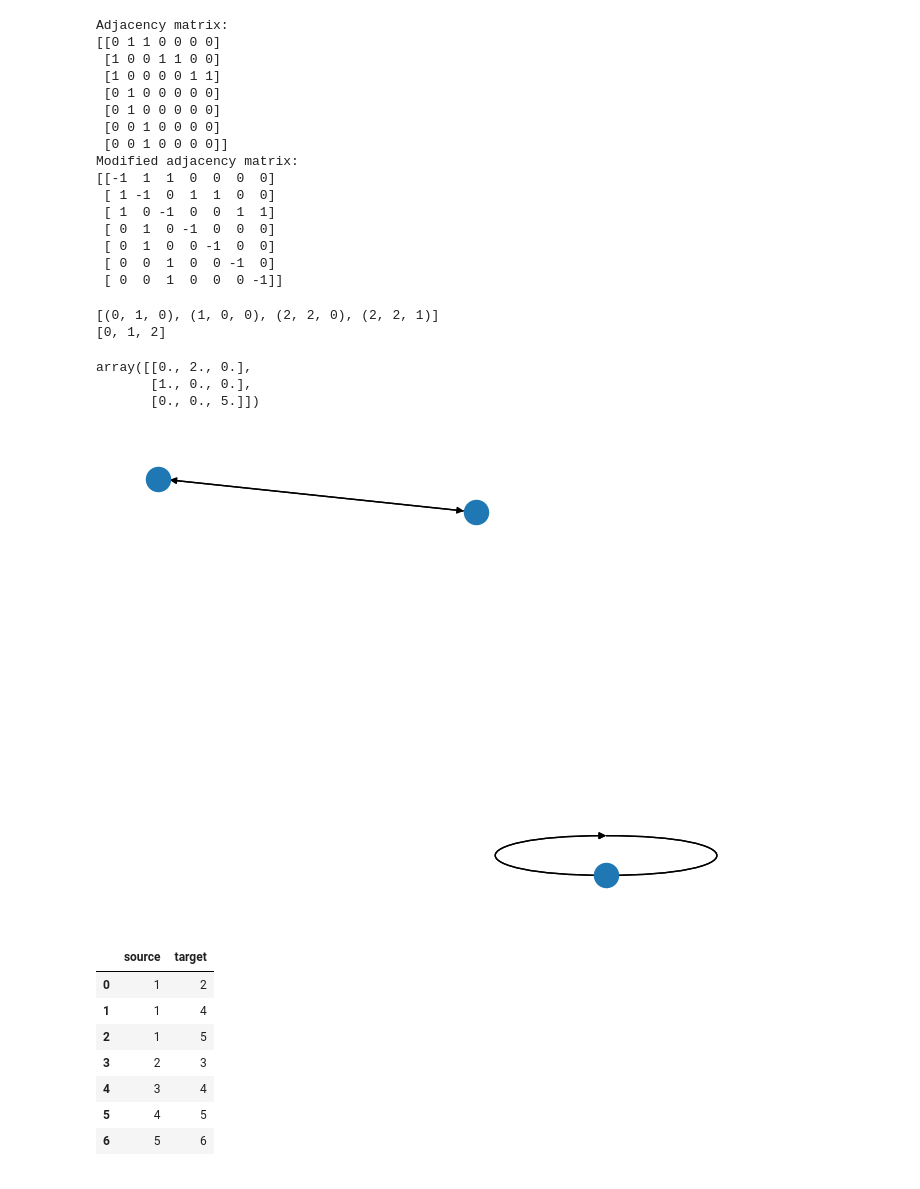
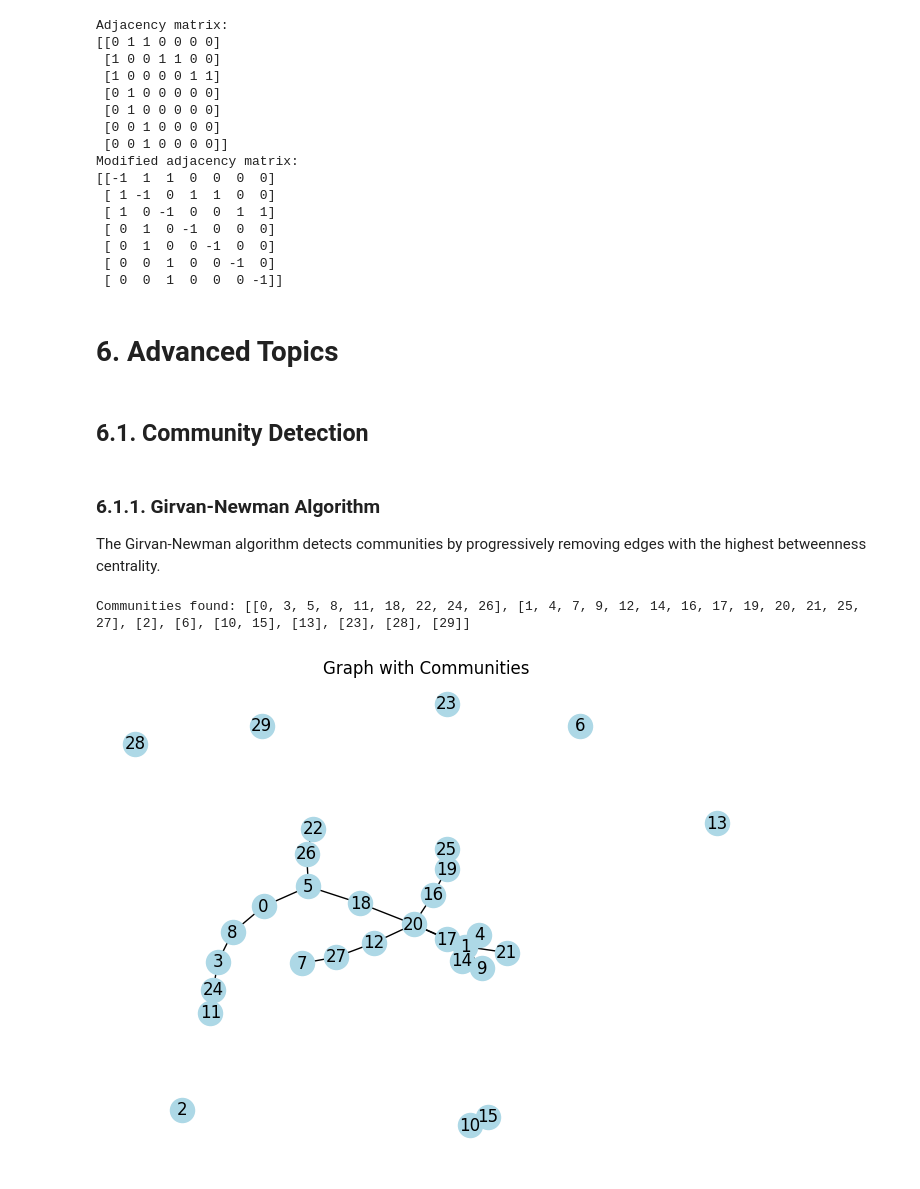
Before and after one commit to Rumit95/GNN-Understanding, a Jupyter notebook: network-x.ipynb, the cells around one changed output. Drawn from its saved outputs; the diff is of its cells as text; code cells hidden in the pictures.

Commit message:
Kaggle Notebook | Network X | Version 11

```diff
--- a/network-x.ipynb
+++ b/network-x.ipynb
@@ -521,32 +521,30 @@ Modified adjacency matrix:
  [ 0  1  0  0 -1  0  0]
  [ 0  0  1  0  0 -1  0]
  [ 0  0  1  0  0  0 -1]]
-# %%
-G = nx.MultiDiGraph()
-G.add_edge(0, 1, weight=2)
-G.add_edge(1, 0)
-G.add_edge(2, 2, weight=3)
-G.add_edge(2, 2, weight=2)
-nx.draw(G)
-print(G.edges)
-print(G.nodes)
-nx.to_numpy_array(G, nodelist=[0, 1, 2])
-# %% [output]
-[(0, 1, 0), (1, 0, 0), (2, 2, 0), (2, 2, 1)]
-[0, 1, 2]
-array([[0., 2., 0.],
-       [1., 0., 0.],
-       [0., 0., 5.]])
-[figure, removed]
-# %%
-df = nx.to_pandas_edgelist(json_data_to_graph)
-df
-# %% [output]
-|  | source | target |
-| 0 | 1 | 2 |
-| 1 | 1 | 4 |
-| 2 | 1 | 5 |
-| 3 | 2 | 3 |
-| 4 | 3 | 4 |
-| 5 | 4 | 5 |
-| 6 | 5 | 6 |
+# %% [markdown]
+# 6. Advanced Topics
+# %% [markdown]
+## 6.1. Community Detection
+# %% [markdown]
+### 6.1.1. Girvan-Newman Algorithm
+
+The Girvan-Newman algorithm detects communities by progressively removing edges with the highest betweenness centrality.
+# %%
+G = nx.erdos_renyi_graph(30, 0.05)
+
+# Apply the Girvan-Newman algorithm
+from networkx.algorithms.community import girvan_newman
+
+# Find communities
+comp = girvan_newman(G)
+top_level_communities = next(comp)
+print("Communities found:", [list(c) for c in top_level_communities])
+
+# Draw the graph with communities
+pos = nx.spring_layout(G)
+nx.draw(G, pos, with_labels=True, node_color='lightblue')
+plt.title("Graph with Communities")
+plt.show()
+# %% [output]
+Communities found: [[0, 3, 5, 8, 11, 18, 22, 24, 26], [1, 4, 7, 9, 12, 14, 16, 17, 19, 20, 21, 25, 27], [2], [6], [10, 15], [13], [23], [28], [29]]
+[figure, added]
```
Also changed, not shown: parts of 46 cells of this notebook.
